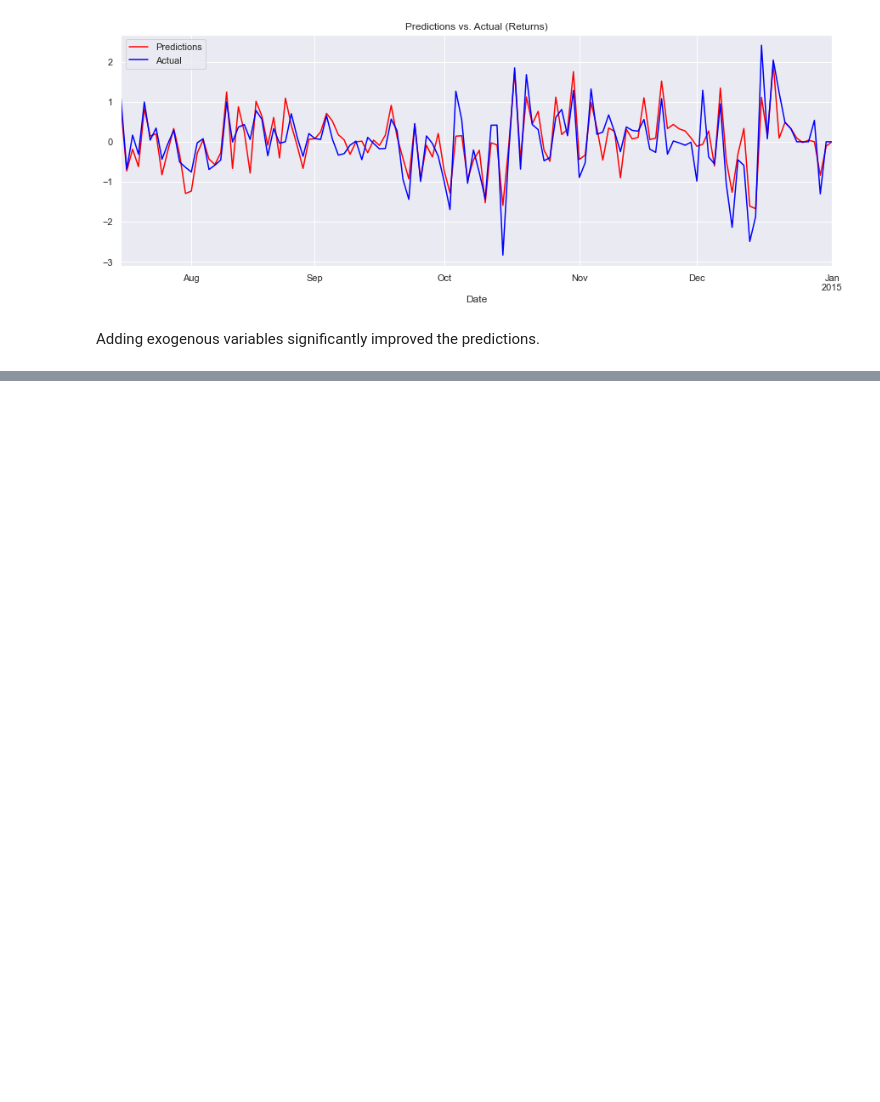
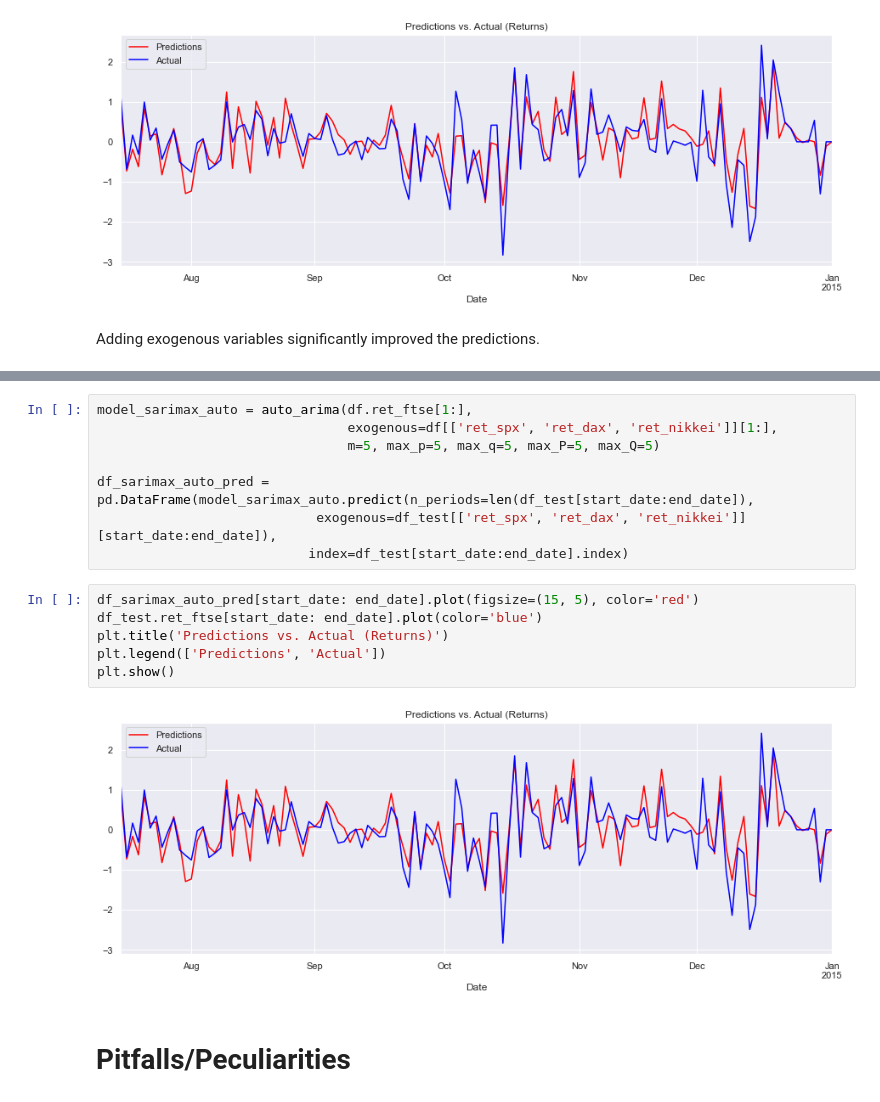
Before and after one commit to mkang32/snp500-analysis, a Jupyter notebook: notebooks/8.Forecasting.ipynb, the cells around one changed output, grey strips where cells are left out. Drawn from its saved outputs; the diff is of its cells as text; blank space fills up the shorter version.

```diff
--- a/notebooks/8.Forecasting.ipynb
+++ b/notebooks/8.Forecasting.ipynb
@@ -292,0 +313,18 @@ Adding exogenous variables significantly improved the predictions.
+# %%
+model_sarimax_auto = auto_arima(df.ret_ftse[1:],
+                                exogenous=df[['ret_spx', 'ret_dax', 'ret_nikkei']][1:],
+                                m=5, max_p=5, max_q=5, max_P=5, max_Q=5)
+
+df_sarimax_auto_pred = pd.DataFrame(model_sarimax_auto.predict(n_periods=len(df_test[start_date:end_date]),
+                            exogenous=df_test[['ret_spx', 'ret_dax', 'ret_nikkei']][start_date:end_date]),
+                           index=df_test[start_date:end_date].index)
+# %%
+df_sarimax_auto_pred[start_date: end_date].plot(figsize=(15, 5), color='red')
+df_test.ret_ftse[start_date: end_date].plot(color='blue')
+plt.title('Predictions vs. Actual (Returns)')
+plt.legend(['Predictions', 'Actual'])
+plt.show()
+# %% [output]
+[figure, added]
+# %% [markdown]
+# Pitfalls/Peculiarities
```
Also changed, not shown: parts of 11 cells of this notebook.
